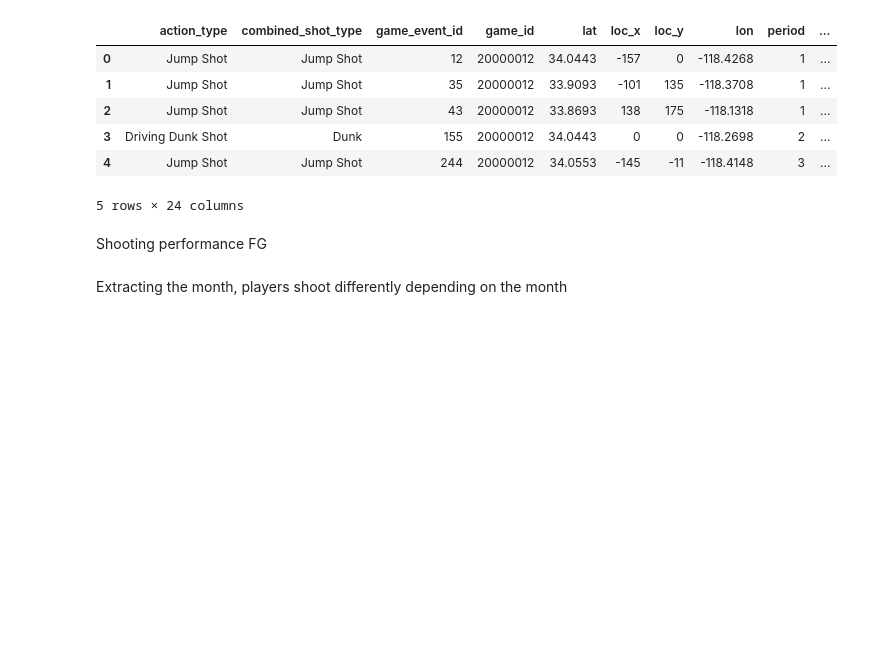
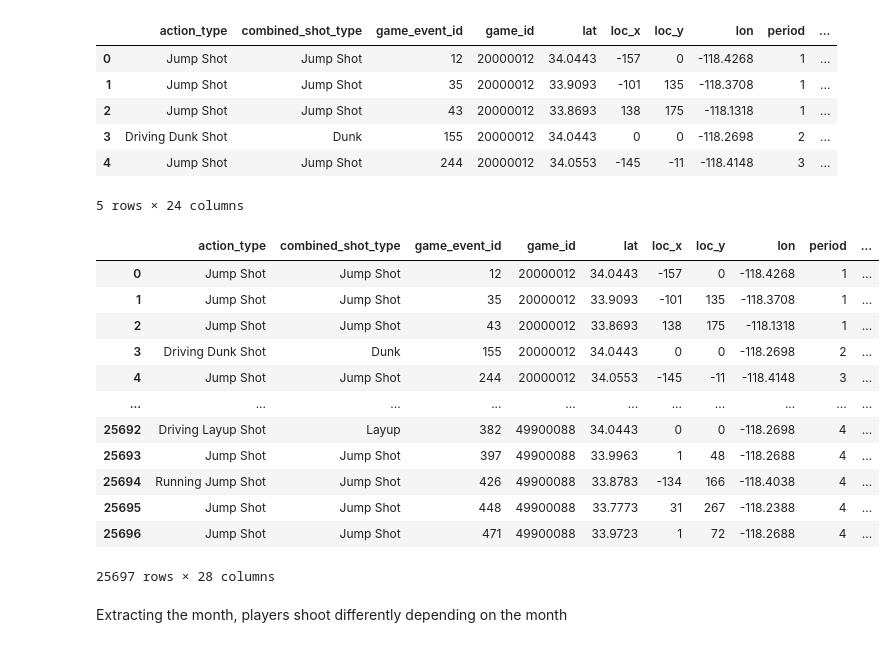
Before and after one commit to mitirmizi/koby-bryant-shot-selection, a Jupyter notebook: src/2-feature-engineering.ipynb, the cells around one changed output. Saved outputs shown, nothing was run; the diff lists cells and outputs as text; code cells hidden in the pictures; blank space fills up the shorter version.

```diff
--- a/src/2-feature-engineering.ipynb
+++ b/src/2-feature-engineering.ipynb
@@ -62,2 +23,0 @@ def generate_plus_minus_per_season(df):
-# %% [markdown]
-Shooting performance FG
@@ -79,3 +24,62 @@ def field_goal_percentage(df):
+# %%
+# shot id is needed. we can delete it later
+def new_features(df):
+    df['current_fg'] = ""
+    df['current_streak'] = ""
+    df['streak_before_shot'] = ""
+    df['current_points'] = ""
+    for game in df.game_id.sort_values().unique():
+        previous = [0,0]
+        streak = 0
+        shots = df[df['game_id'] == game]['shot_id'].sort_values()
+        prev_streak = 0
+        points = 0
+        for shot in shots:
+            # print(df[(df['game_id'] == game) & (df['shot_id'] == shot)]['shot_made_flag'])
+            flag = df[(df['game_id'] == game) & (df['shot_id'] == shot)]['shot_made_flag'].item()
+            shot_type = df[(df['game_id'] == game) & (df['shot_id'] == shot)]['shot_type'].item()
+            period = df[(df['game_id'] == game) & (df['shot_id'] == shot)]['period'].item()
+            # TODO divide per period somehow and multiply by the time remaining
+            previous[1] += 1
+            if flag == 1.0:
+                previous[0] += 1
+                prev_streak = streak
+                streak += 1
+
+                if shot_type == '2PT Field Goal':
+                    points += 2
+                else:
+                    points += 3
+            else:
+                prev_streak = streak
+                streak = 0
+
+            df.loc[(df['game_id']==game) & (df['shot_id'] == shot), ['current_fg'] ] = round(previous[0]/previous[1],2)
+            df.loc[(df['game_id']==game) & (df['shot_id'] == shot), ['current_streak'] ] = streak
+            df.loc[(df['game_id']==game) & (df['shot_id'] == shot), ['streak_before_shot'] ] = prev_streak
+            df.loc[(df['game_id']==game) & (df['shot_id'] == shot), ['current_points'] ] = points
+
+
+    return df
+# %%
+df=new_features(df)
+# %%
+# df.loc[(df['game_id']==20000012) & (df['shot_id'] == 2), ['shot_made_flag'] ]
+df
+# %% [output]
+|  | action_type | combined_shot_type | game_event_id | game_id | lat | loc_x | loc_y | lon | period | ... |
+| 0 | Jump Shot | Jump Shot | 12 | 20000012 | 34.0443 | -157 | 0 | -118.4268 | 1 | ... |
+| 1 | Jump Shot | Jump Shot | 35 | 20000012 | 33.9093 | -101 | 135 | -118.3708 | 1 | ... |
+| 2 | Jump Shot | Jump Shot | 43 | 20000012 | 33.8693 | 138 | 175 | -118.1318 | 1 | ... |
+| 3 | Driving Dunk Shot | Dunk | 155 | 20000012 | 34.0443 | 0 | 0 | -118.2698 | 2 | ... |
+| 4 | Jump Shot | Jump Shot | 244 | 20000012 | 34.0553 | -145 | -11 | -118.4148 | 3 | ... |
+| ... | ... | ... | ... | ... | ... | ... | ... | ... | ... | ... |
+| 25692 | Driving Layup Shot | Layup | 382 | 49900088 | 34.0443 | 0 | 0 | -118.2698 | 4 | ... |
+| 25693 | Jump Shot | Jump Shot | 397 | 49900088 | 33.9963 | 1 | 48 | -118.2688 | 4 | ... |
+| 25694 | Running Jump Shot | Jump Shot | 426 | 49900088 | 33.8783 | -134 | 166 | -118.4038 | 4 | ... |
+| 25695 | Jump Shot | Jump Shot | 448 | 49900088 | 33.7773 | 31 | 267 | -118.2388 | 4 | ... |
+| 25696 | Jump Shot | Jump Shot | 471 | 49900088 | 33.9723 | 1 | 72 | -118.2688 | 4 | ... |
+25697 rows × 28 columns
 # %% [markdown]
 Extracting the month, players shoot differently depending on the month
 # %%
```
Also changed, not shown: parts of 6 cells of this notebook, 1 other file.
